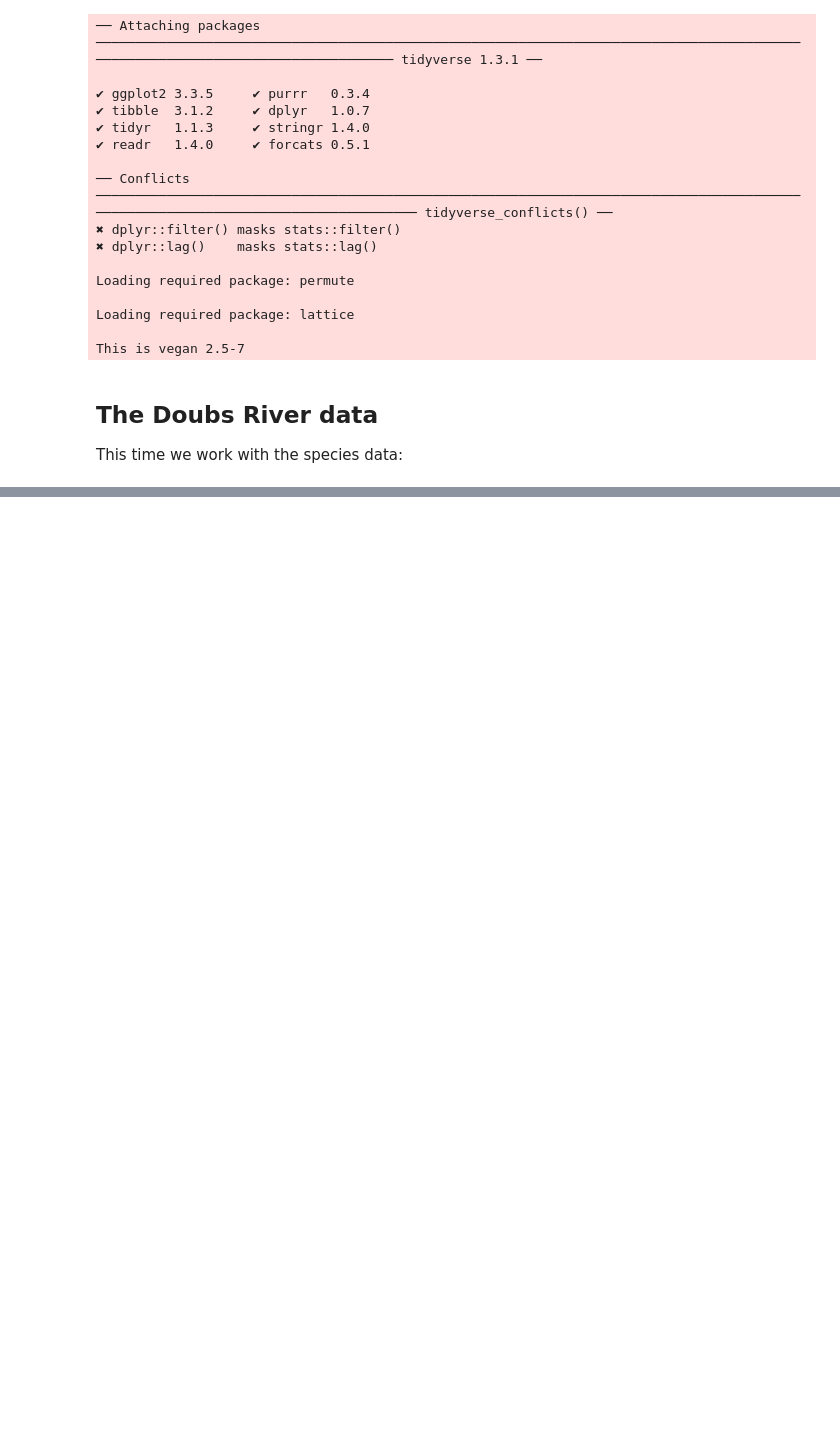
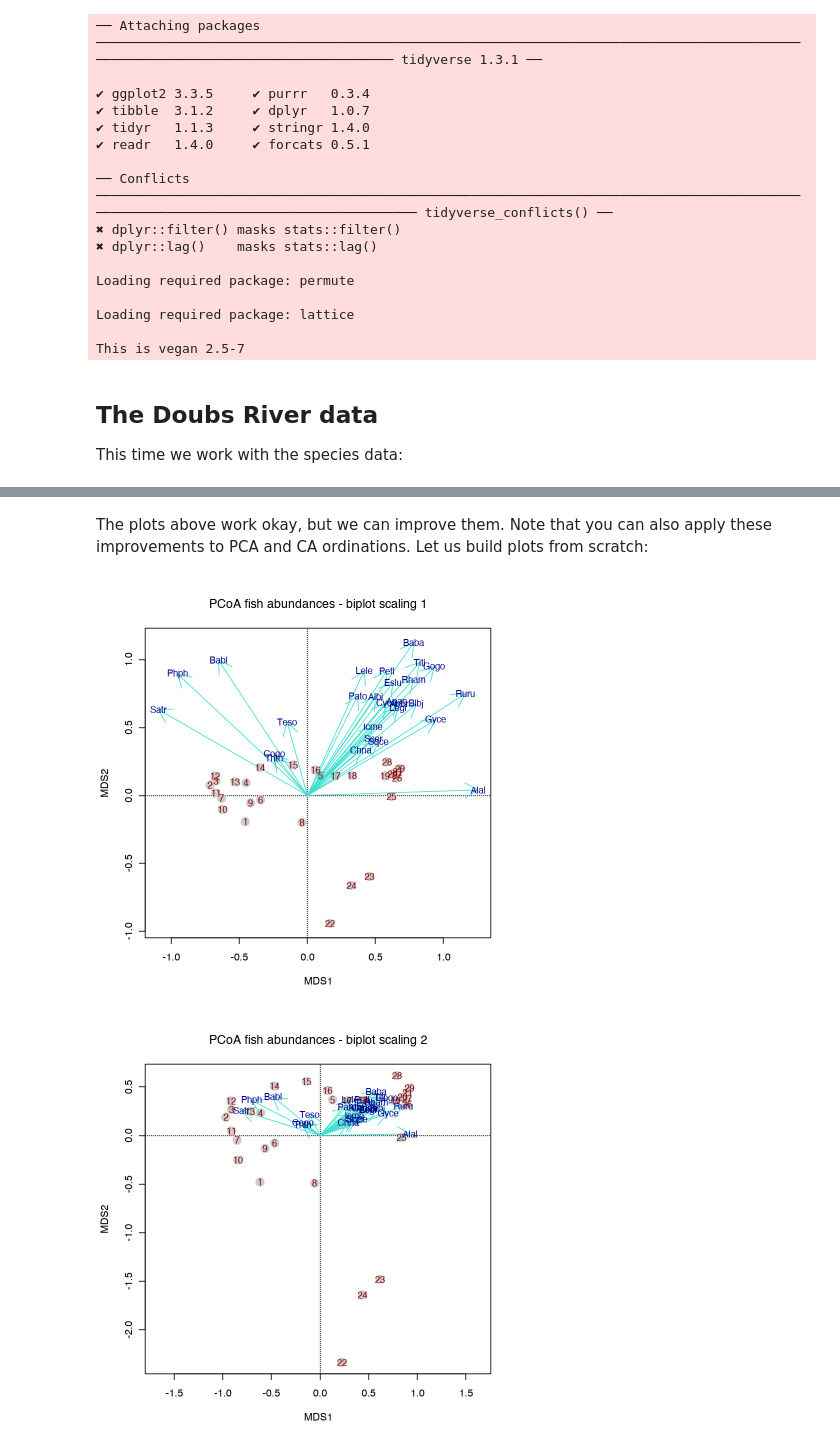
Before and after one commit to ajsmit/Quantitative_Ecology, a Jupyter notebook: jupyter_lab/14-PCoA.ipynb, the cells around one changed output, grey strips where cells are left out. Saved outputs shown, nothing was run; the diff lists cells and outputs as text; code cells hidden in the pictures; blank space fills up the shorter version.

```diff
--- a/jupyter_lab/14-PCoA.ipynb
+++ b/jupyter_lab/14-PCoA.ipynb
@@ -127,0 +156,17 @@ biplot.pcoa(spe_pcoa2, spe)
+# %% [markdown]
+The plots above work okay, but we can improve them. Note that you can also apply these improvements to PCA and CA ordinations. Let us build plots from scratch:
+# %%
+pl1 <- ordiplot(spe_pcoa, type = "none", scaling = 1, main = "PCoA fish abundances - biplot scaling 1")
+points(pl1, "sites", pch = 21, cex = 1.75, col = "grey80", bg = "grey80")
+points(pl1, "species", pch = 21, col = "turquoise", bg = "yellow", arrows = TRUE)
+text(pl1, "species", col = "blue4", cex = 0.9)
+text(pl1, "sites", col = "red4", cex = 0.9)
+
+pl2 <- ordiplot(spe_pcoa, type = "none", scaling = 2, main = "PCoA fish abundances - biplot scaling 2")
+points(pl2, "sites", pch = 21, cex = 1.75, col = "grey80", bg = "grey80")
+points(pl2, "species", pch = 21, col = "turquoise", bg = "yellow", arrows = TRUE)
+text(pl2, "species", col = "blue4", cex = 0.9)
+text(pl2, "sites", col = "red4", cex = 0.9)
+# %% [output]
+[figure, added]
+[figure, added]
```
Also changed, not shown: parts of 24 cells of this notebook, 1 other file.
